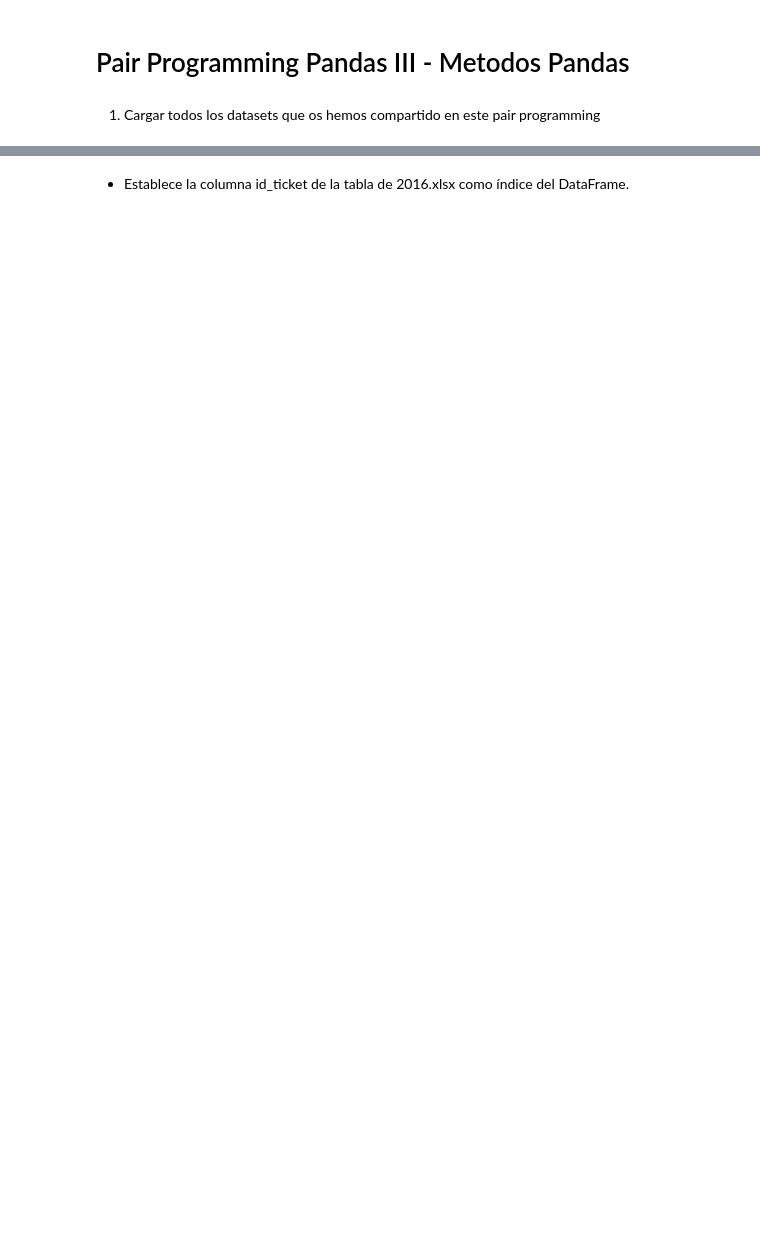
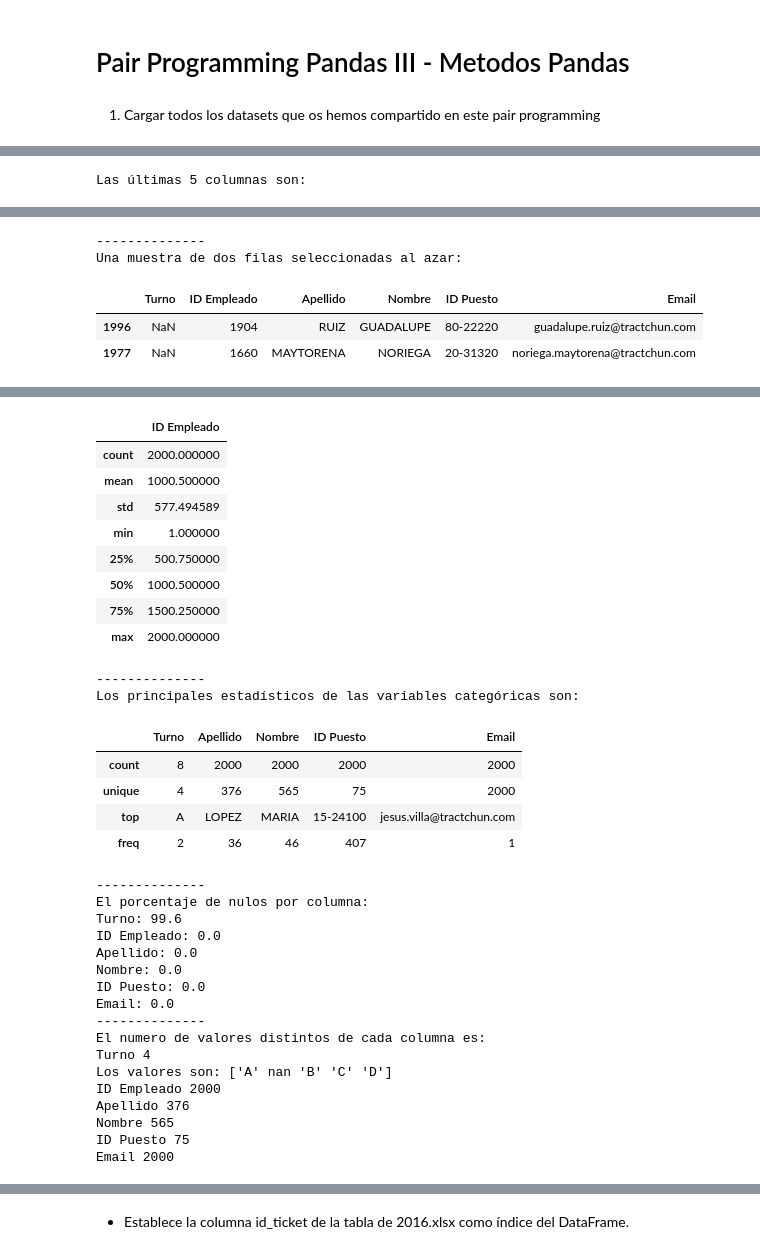
Before and after one commit to Adalab/promo-d-da-modulo2-sprint1-cassia-maitane, a Jupyter notebook: pandas/Pandas-III-metodos-pandas.ipynb, the cells around one changed output, grey strips where cells are left out. Drawn from its saved outputs; the diff is of its cells as text; code cells hidden in the pictures; blank space fills up the shorter version.

```diff
--- a/pandas/Pandas-III-metodos-pandas.ipynb
+++ b/pandas/Pandas-III-metodos-pandas.ipynb
@@ -82,0 +29,36 @@ dtype: float64
+# %%
+
+def df_explore(dataframe, nombre):
+    print(f"EXPLORACIÓN DEL DATAFRAME {nombre.upper()}")
+    print("--------------")
+    print(f"El dataframe {nombre} tiene {dataframe.shape[0]} filas y {dataframe.shape[1]} columnas")
+    print("--------------")
+    print("Las primeras 5 columnas son:")
+    display(dataframe.head())
+    print("Las últimas 5 columnas son:")
+    display(dataframe.tail())
+    print("--------------")
+    print("Una muestra de dos filas seleccionadas al azar:")
+    display(dataframe.sample(2))
+    print("--------------")
+    print(f"El dataframe {nombre} tiene las siguientes columnas:")
+    for col in dataframe.columns:
+        print(col)
+    print("--------------")
+    print(f"Los principales estadísticos de las variables numéricas son:")
+    display(dataframe.describe())
+    print("--------------")
+    print(f"Los principales estadísticos de las variables categóricas son:")
+    display(dataframe.describe(include=object))
+    print("--------------")
+    print("El porcentaje de nulos por columna:")
+    for i, col in enumerate(dataframe.isnull().sum()):
+        print(f"{dataframe.isnull().sum().index[i]}: {col/dataframe.shape[0]*100}")
+    print("--------------")
+    print("El numero de valores distintos de cada columna es:")
+    for col in dataframe.columns:
+        if len(dataframe[col].value_counts()) > 6:
+            print(col, len(dataframe[col].value_counts()))
+        else:
+            print(col, len(dataframe[col].value_counts()))
+            print(f"Los valores son: {dataframe[col].unique()}")
@@ -82,0 +84,3 @@ dtype: float64
+# %%
+df_explore(df_emp, "Empleados")
+# %% [output]
@@ -82,0 +98 @@ dtype: float64
+Las últimas 5 columnas son:
@@ -82,0 +105,5 @@ dtype: float64
+--------------
+Una muestra de dos filas seleccionadas al azar:
+|  | Turno | ID Empleado | Apellido | Nombre | ID Puesto | Email |
+| 1996 | NaN | 1904 | RUIZ | GUADALUPE | 80-22220 | guadalupe.ruiz@tractchun.com |
+| 1977 | NaN | 1660 | MAYTORENA | NORIEGA | 20-31320 | noriega.maytorena@tractchun.com |
@@ -83,3 +120,36 @@ dtype: float64
+|  | ID Empleado |
+| count | 2000.000000 |
+| mean | 1000.500000 |
+| std | 577.494589 |
+| min | 1.000000 |
+| 25% | 500.750000 |
+| 50% | 1000.500000 |
+| 75% | 1500.250000 |
+| max | 2000.000000 |
+--------------
+Los principales estadísticos de las variables categóricas son:
+|  | Turno | Apellido | Nombre | ID Puesto | Email |
+| count | 8 | 2000 | 2000 | 2000 | 2000 |
+| unique | 4 | 376 | 565 | 75 | 2000 |
+| top | A | LOPEZ | MARIA | 15-24100 | jesus.villa@tractchun.com |
+| freq | 2 | 36 | 46 | 407 | 1 |
+--------------
+El porcentaje de nulos por columna:
+Turno: 99.6
+ID Empleado: 0.0
+Apellido: 0.0
+Nombre: 0.0
+ID Puesto: 0.0
+Email: 0.0
+--------------
+El numero de valores distintos de cada columna es:
+Turno 4
+Los valores son: ['A' nan 'B' 'C' 'D']
+ID Empleado 2000
+Apellido 376
+Nombre 565
+ID Puesto 75
+Email 2000
 # %%
 df_explore(df_emp, "Empleados")
 # %% [output]
```
Also changed, not shown: parts of 49 cells of this notebook, 3 other files.
